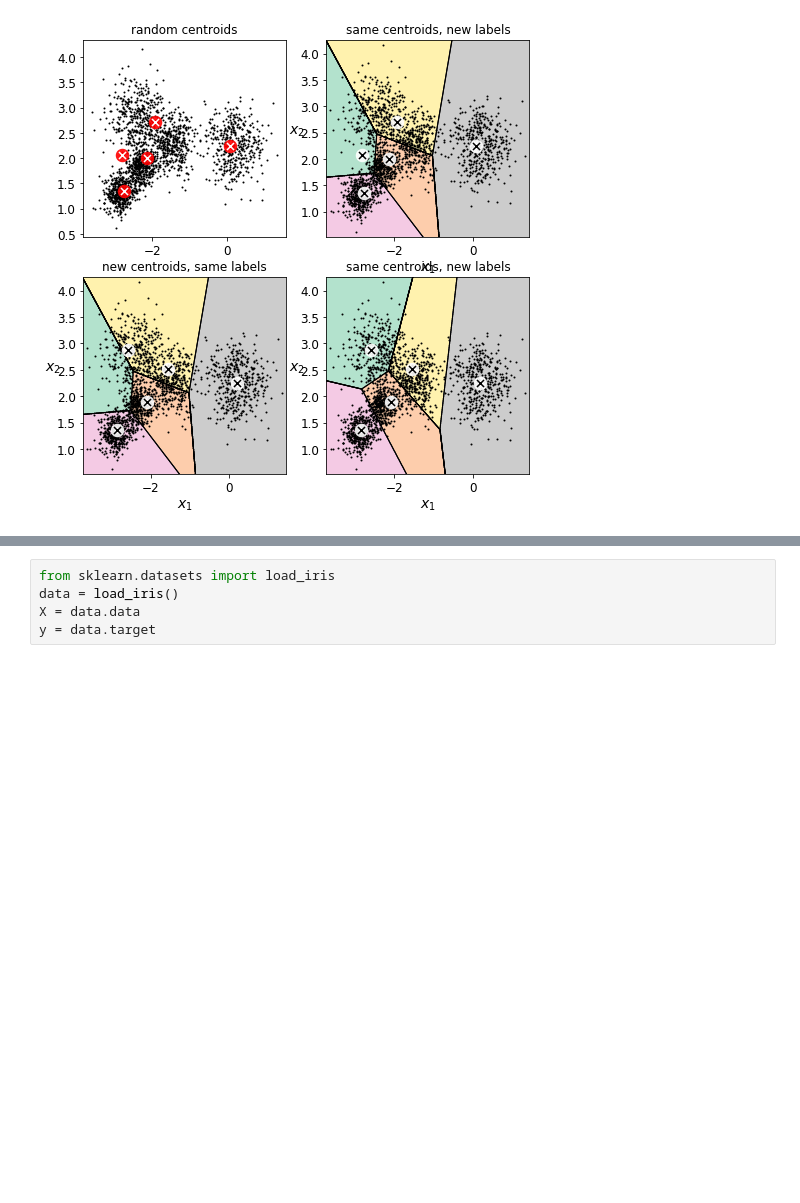
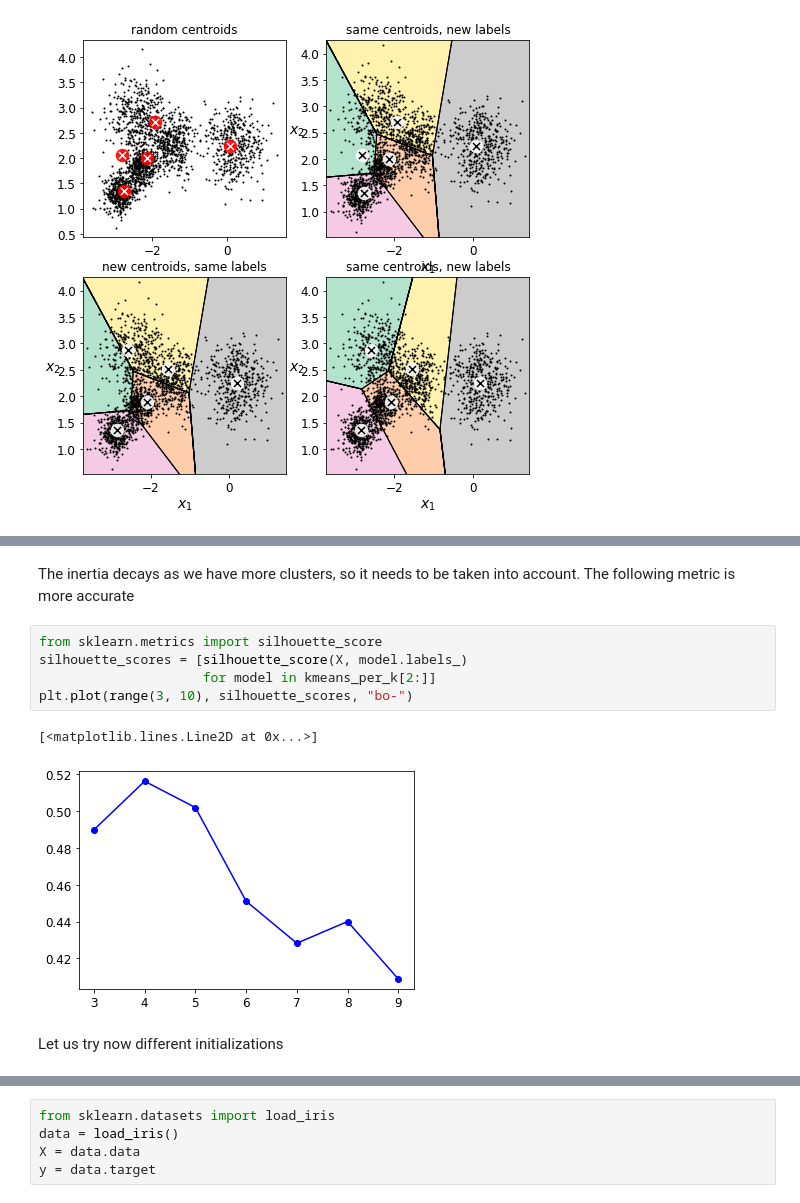
Before and after one commit to dtrad/geoml_course, a Jupyter notebook: Practice16Unsupervised.ipynb, the cells around one changed output, grey strips where cells are left out. Saved outputs shown, nothing was run; the diff lists cells and outputs as text; blank space fills up the shorter version.

```diff
--- a/Practice16Unsupervised.ipynb
+++ b/Practice16Unsupervised.ipynb
@@ -178,0 +228,13 @@ Text(0.5, 1.0, 'same centroids, new labels')
+# %% [markdown]
+The inertia decays as we have more clusters, so it needs to be taken into account.
+The following metric is more accurate
+# %%
+from sklearn.metrics import silhouette_score
+silhouette_scores = [silhouette_score(X, model.labels_)
+                     for model in kmeans_per_k[2:]]
+plt.plot(range(3, 10), silhouette_scores, "bo-")
+# %% [output]
+[<matplotlib.lines.Line2D at 0x...>]
+[figure, added]
+# %% [markdown]
+Let us try now different initializations
```
Also changed, not shown: parts of 15 cells of this notebook.
